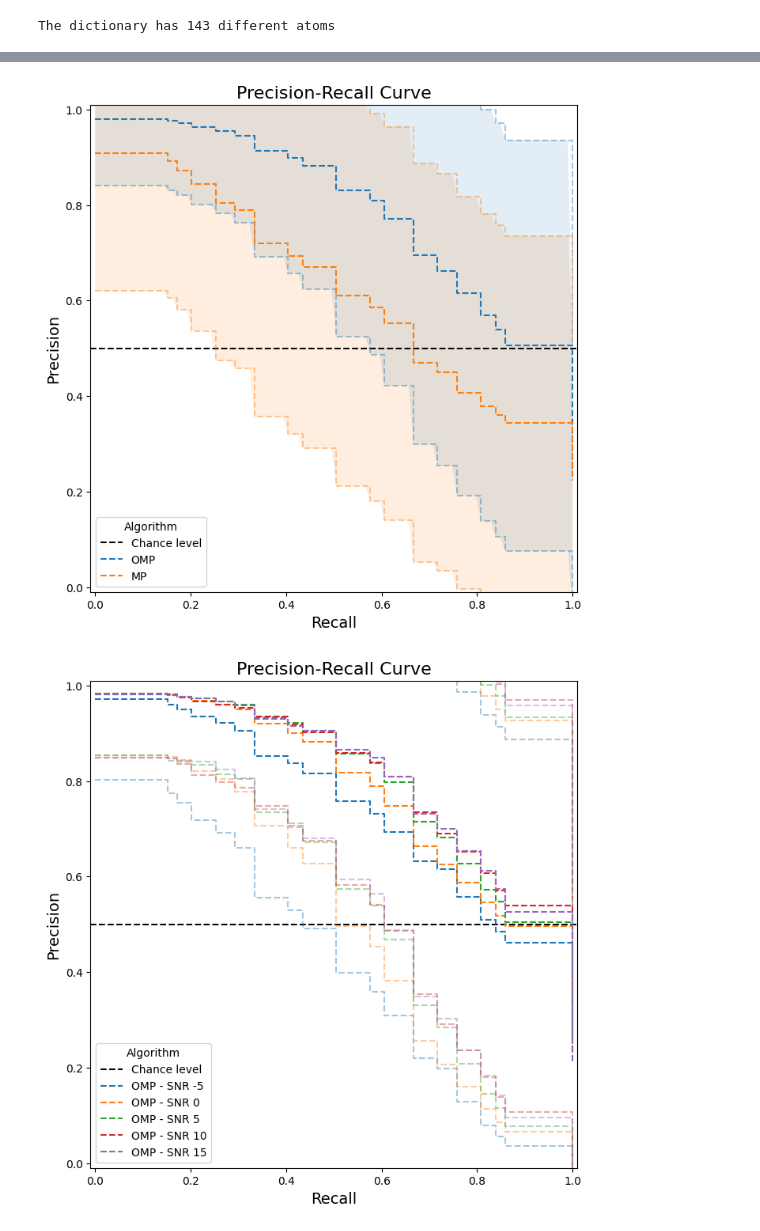
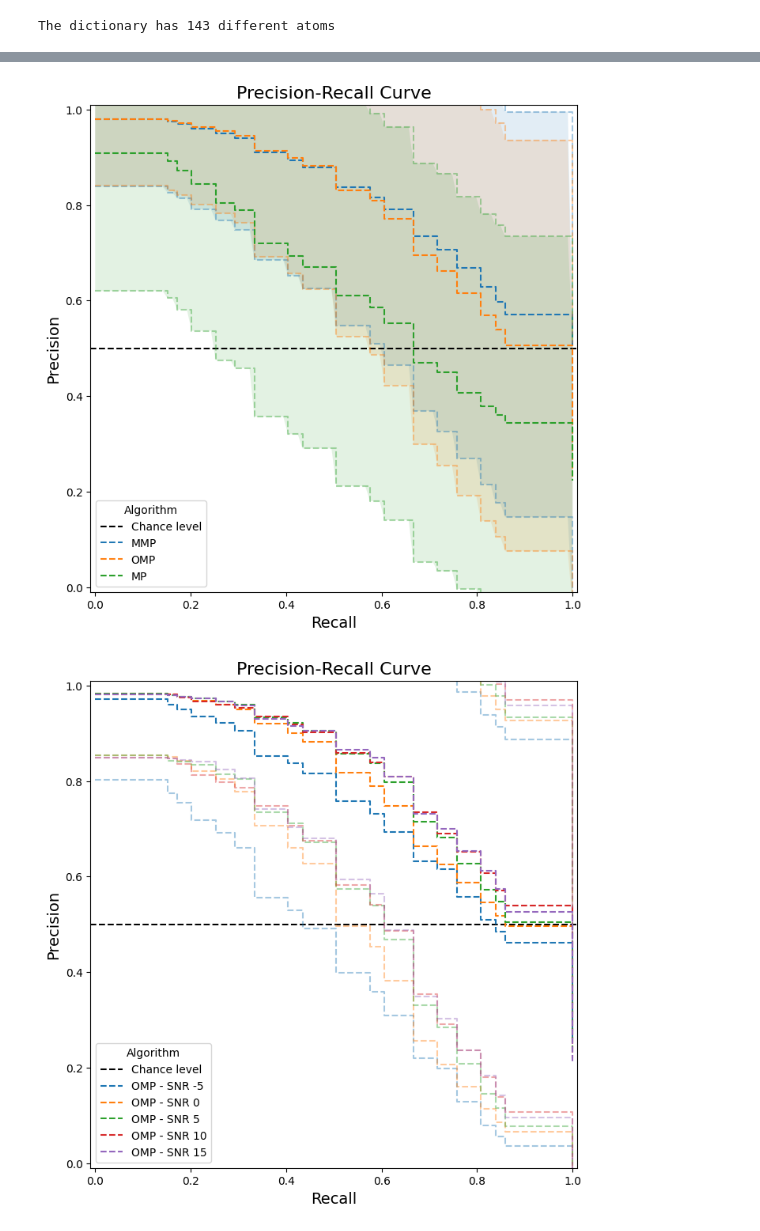
Before and after one commit to yanisgomes/csc, a Jupyter notebook: icassp/prc_plot_results.ipynb, the cells around one changed output, grey strips where cells are left out. Drawn from its saved outputs; the diff is of its cells as text; code cells hidden in the pictures.

```diff
--- a/icassp/prc_plot_results.ipynb
+++ b/icassp/prc_plot_results.ipynb
@@ -35,6 +35,7 @@ output_prc_omp_db = f'/home/gomes/synthetic-data/prc-omp-{batchSize}.json'
 path_to_signals_db = f'C:\\Users\\gomes\\Documents\\ENS\\00_M1\\00_BORELLI\\01_WorkInProgress\\\synthetic-data\\csc-signals-{batchSize}.json'
 #path_to_signals_db = f'/home/gomes/synthetic-data/csc-signals-{batchSize}.json'
 
+path_to_prc_mmpdf_db = f'C:\\Users\\gomes\\Documents\\ENS\\00_M1\\00_BORELLI\\01_WorkInProgress\\\synthetic-data\\prc-mmpdf20-{batchSize}.json'
 path_to_prc_omp_db = f'C:\\Users\\gomes\\Documents\\ENS\\00_M1\\00_BORELLI\\01_WorkInProgress\\\synthetic-data\\prc-omp-{batchSize}.json'
 path_to_prc_mp_db = f'C:\\Users\\gomes\\Documents\\ENS\\00_M1\\00_BORELLI\\01_WorkInProgress\\\synthetic-data\\prc-mp-{batchSize}.json'
 
@@ -51,12 +59,13 @@ workbench.plotPRCurvesFromDB(
 # %%
 workbench.plotPRCurvesFromDB(
+    MMP=path_to_prc_mmpdf_db,
     OMP=path_to_prc_omp_db,
     MP=path_to_prc_mp_db,
     n_samples=100,
     max_sparsity=30
     )
 # %% [output]
-[figure, old version]
+[figure, new version]
 # %%
 workbench.plotPRCSNRFromDB(
     OMP=path_to_prc_omp_db,
```
Also changed, not shown: parts of 2 cells of this notebook, 2 other files.
